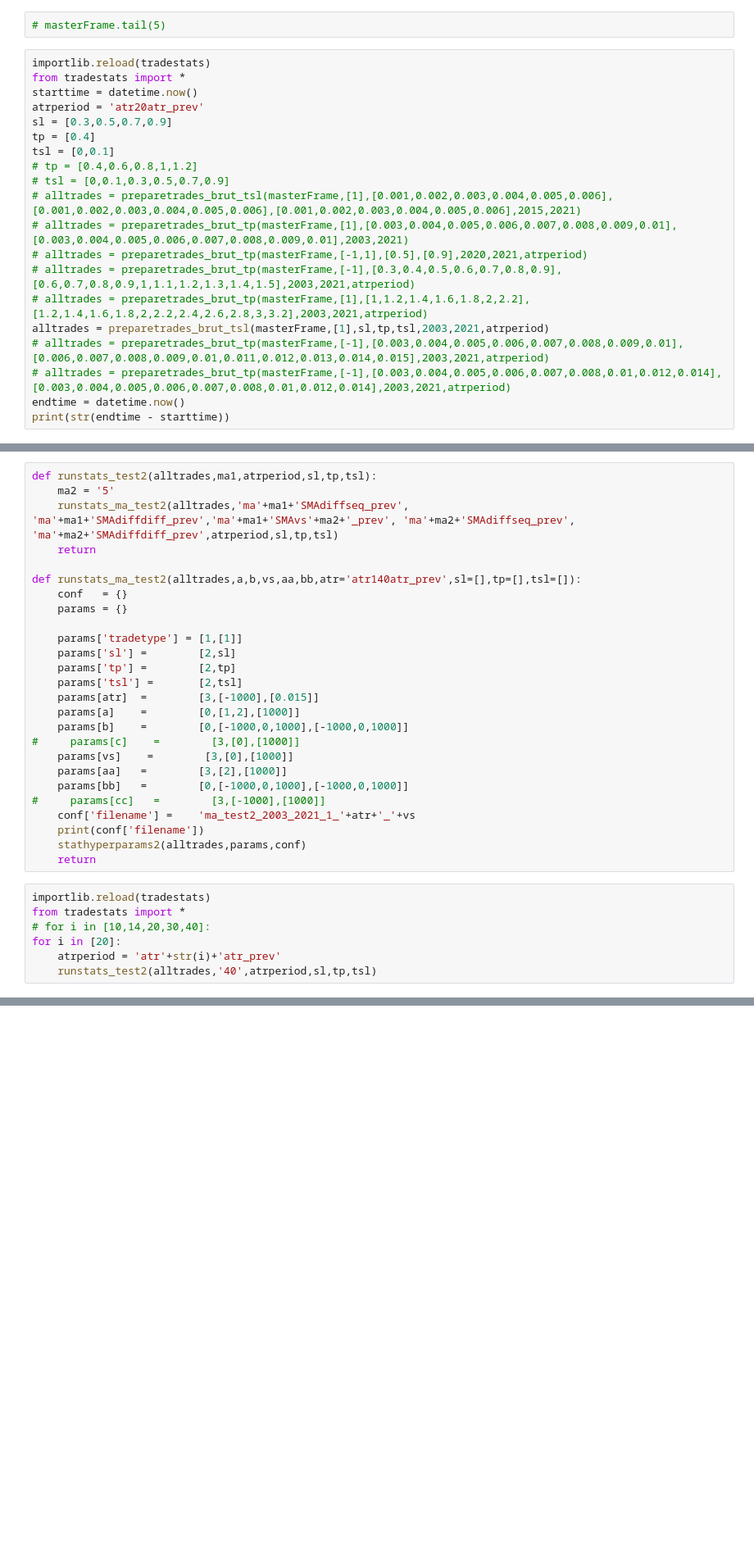
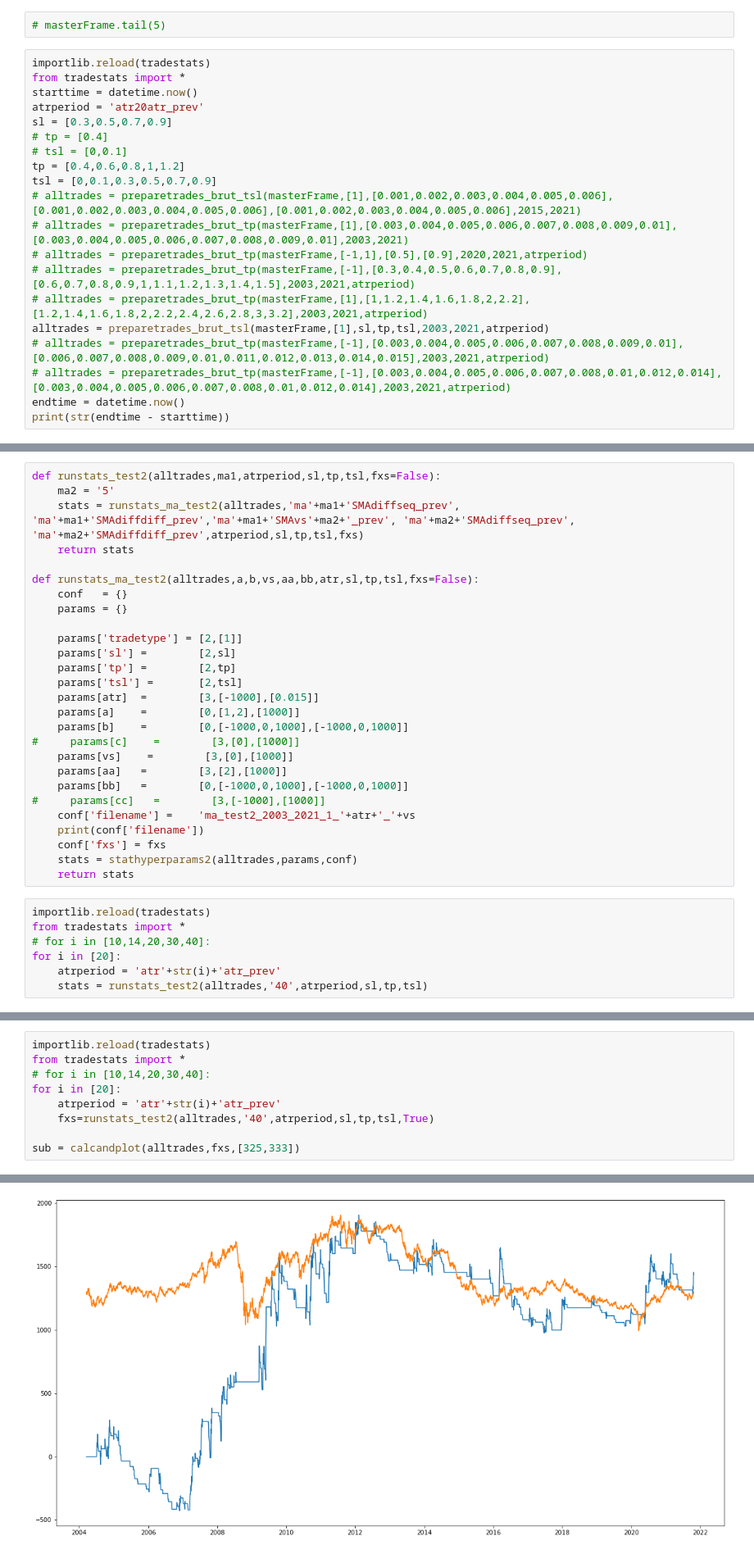
Before and after one commit to ai357060/flower, a Jupyter notebook: wm/SMAExperiment_test2.ipynb, the cells around one changed output, grey strips where cells are left out. Shown at 82% size. Cells and saved outputs as stored; diff of their text form; blank space fills up the shorter version.

Commit message:
plot1

```diff
--- a/wm/SMAExperiment_test2.ipynb
+++ b/wm/SMAExperiment_test2.ipynb
@@ -99,10 +99,10 @@ from tradestats import *
 starttime = datetime.now()
 atrperiod = 'atr20atr_prev'
 sl = [0.3,0.5,0.7,0.9]
-tp = [0.4]
-tsl = [0,0.1]
-# tp = [0.4,0.6,0.8,1,1.2]
-# tsl = [0,0.1,0.3,0.5,0.7,0.9]
+# tp = [0.4]
+# tsl = [0,0.1]
+tp = [0.4,0.6,0.8,1,1.2]
+tsl = [0,0.1,0.3,0.5,0.7,0.9]
 # alltrades = preparetrades_brut_tsl(masterFrame,[1],[0.001,0.002,0.003,0.004,0.005,0.006],[0.001,0.002,0.003,0.004,0.005,0.006],[0.001,0.002,0.003,0.004,0.005,0.006],2015,2021)
 # alltrades = preparetrades_brut_tp(masterFrame,[1],[0.003,0.004,0.005,0.006,0.007,0.008,0.009,0.01],[0.003,0.004,0.005,0.006,0.007,0.008,0.009,0.01],2003,2021)
 # alltrades = preparetrades_brut_tp(masterFrame,[-1,1],[0.5],[0.9],2020,2021,atrperiod)
@@ -136,16 +144,16 @@ ValueError: unsupported format character ',' (0x2c) at index 1
 #
 # alltrades.head(2)
 # %%
-def runstats_test2(alltrades,ma1,atrperiod,sl,tp,tsl):
+def runstats_test2(alltrades,ma1,atrperiod,sl,tp,tsl,fxs=False):
     ma2 = '5'
-    runstats_ma_test2(alltrades,'ma'+ma1+'SMAdiffseq_prev', 'ma'+ma1+'SMAdiffdiff_prev','ma'+ma1+'SMAvs'+ma2+'_prev', 'ma'+ma2+'SMAdiffseq_prev', 'ma'+ma2+'SMAdiffdiff_prev',atrperiod,sl,tp,tsl)
-    return
+    stats = runstats_ma_test2(alltrades,'ma'+ma1+'SMAdiffseq_prev', 'ma'+ma1+'SMAdiffdiff_prev','ma'+ma1+'SMAvs'+ma2+'_prev', 'ma'+ma2+'SMAdiffseq_prev', 'ma'+ma2+'SMAdiffdiff_prev',atrperiod,sl,tp,tsl,fxs)
+    return stats
 
-def runstats_ma_test2(alltrades,a,b,vs,aa,bb,atr='atr140atr_prev',sl=[],tp=[],tsl=[]):
+def runstats_ma_test2(alltrades,a,b,vs,aa,bb,atr,sl,tp,tsl,fxs=False):
     conf   = {}
     params = {}
 
-    params['tradetype'] = [1,[1]]
+    params['tradetype'] = [2,[1]]
     params['sl'] =        [2,sl]
     params['tp'] =        [2,tp]
     params['tsl'] =       [2,tsl]
@@ -159,12 +167,13 @@ def runstats_ma_test2(alltrades,a,b,vs,aa,bb,atr='atr140atr_prev',sl=[],tp=[],ts
 #     params[cc]   =        [3,[-1000],[1000]]
     conf['filename'] =    'ma_test2_2003_2021_1_'+atr+'_'+vs
     print(conf['filename'])
-    stathyperparams2(alltrades,params,conf)
-    return
+    conf['fxs'] = fxs
+    stats = stathyperparams2(alltrades,params,conf)
+    return stats
 # %%
 importlib.reload(tradestats)
 from tradestats import *
 # for i in [10,14,20,30,40]:
 for i in [20]:
     atrperiod = 'atr'+str(i)+'atr_prev'
-    runstats_test2(alltrades,'40',atrperiod,sl,tp,tsl)
+    stats = runstats_test2(alltrades,'40',atrperiod,sl,tp,tsl)
@@ -170,0 +185,10 @@ for i in [20]:
+# %%
+importlib.reload(tradestats)
+from tradestats import *
+# for i in [10,14,20,30,40]:
+for i in [20]:
+    atrperiod = 'atr'+str(i)+'atr_prev'
+    fxs=runstats_test2(alltrades,'40',atrperiod,sl,tp,tsl,True)
+
+sub = calcandplot(alltrades,fxs,[325,333])
+# %% [output]
@@ -170,0 +212 @@ for i in [20]:
+[figure, added]
```
Also changed, not shown: parts of 5 cells of this notebook, 1 other file.
